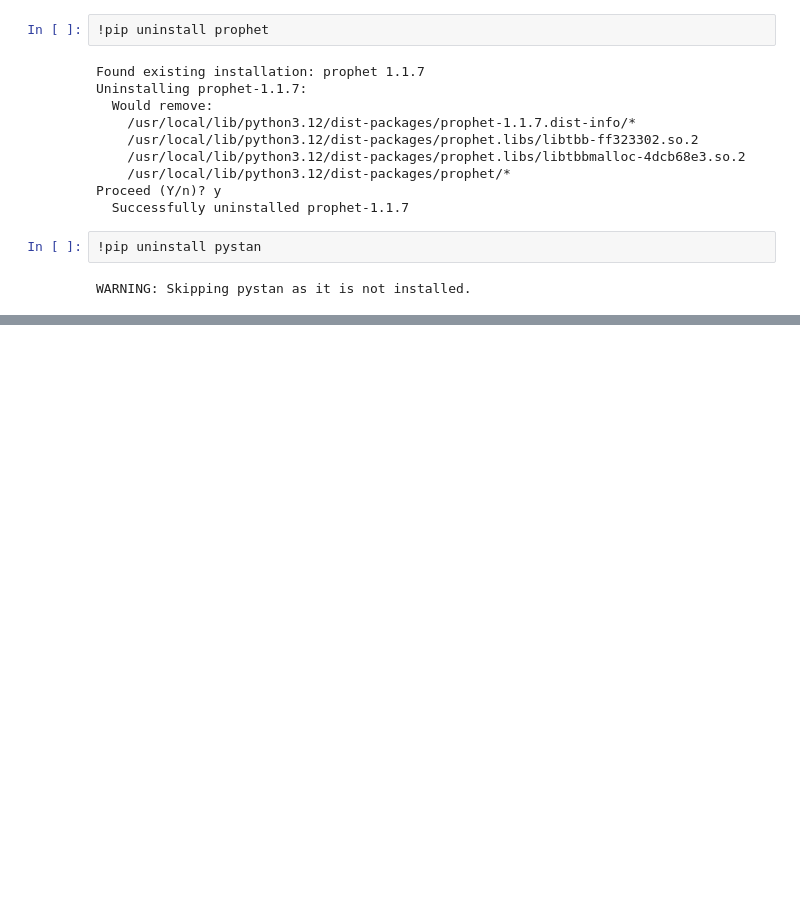
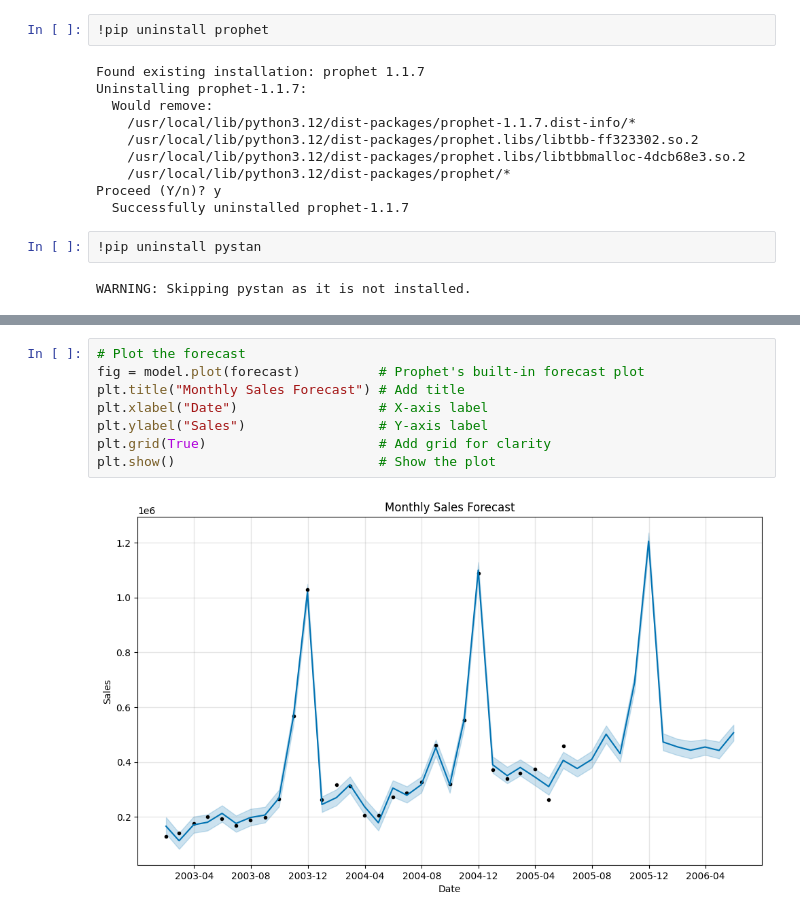
Before and after one commit to Tugume/OOP-Assignment, a Jupyter notebook: Final_OOP_Exam.ipynb, the cells around one changed output, grey strips where cells are left out. Drawn from its saved outputs; the diff is of its cells as text; blank space fills up the shorter version.

```diff
--- a/Final_OOP_Exam.ipynb
+++ b/Final_OOP_Exam.ipynb
@@ -296,0 +266,10 @@ NameError: name 'Prophet' is not defined
+# %%
+# Plot the forecast
+fig = model.plot(forecast)          # Prophet's built-in forecast plot
+plt.title("Monthly Sales Forecast") # Add title
+plt.xlabel("Date")                  # X-axis label
+plt.ylabel("Sales")                 # Y-axis label
+plt.grid(True)                      # Add grid for clarity
+plt.show()                          # Show the plot
+# %% [output]
+[figure, added]
```
Also changed, not shown: parts of 6 cells of this notebook.
